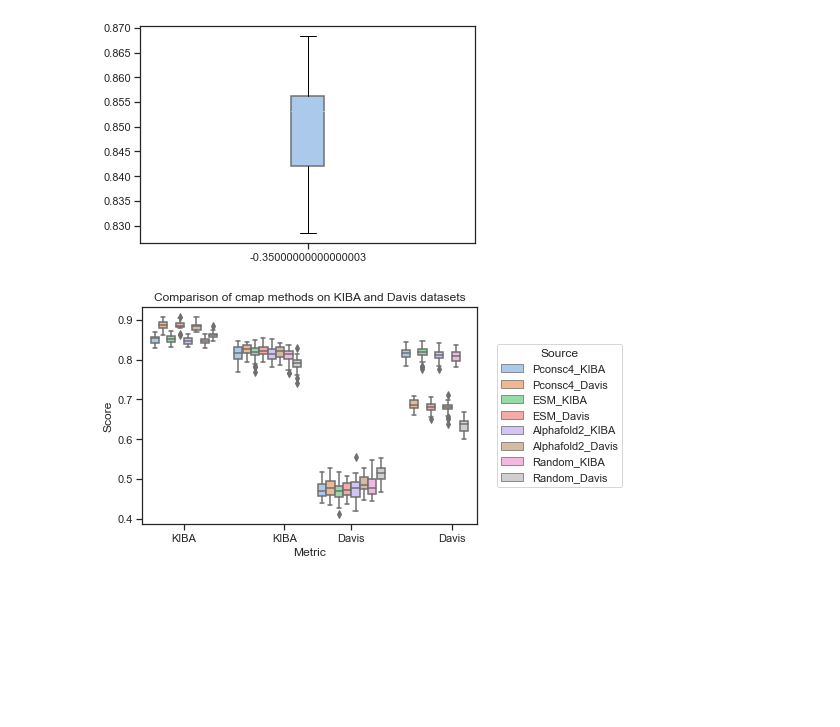
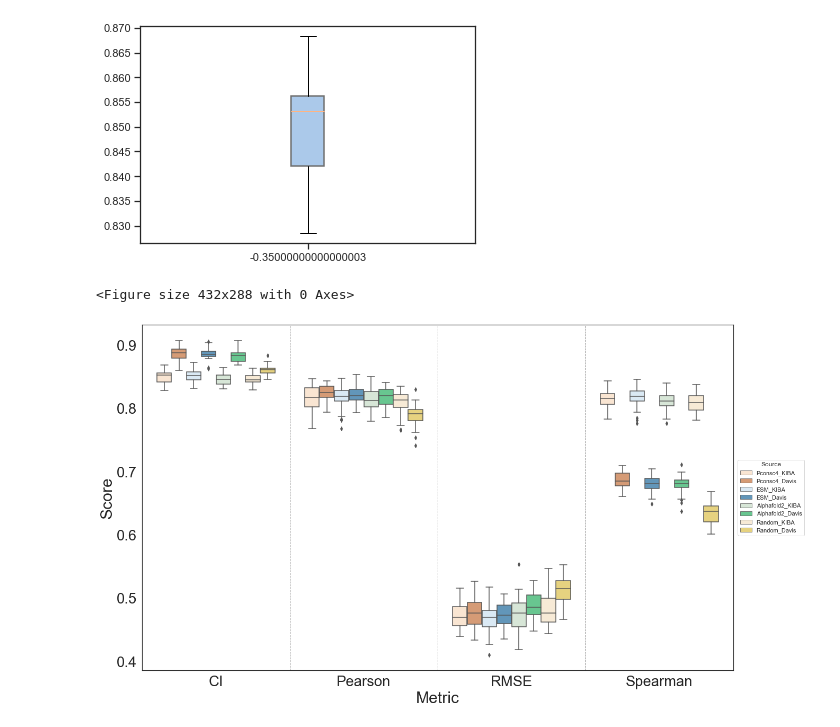
Before and after one commit to meyresearch/DL_protein_ligand_affinity, a Jupyter notebook: main/results_figures/Figure4.ipynb, the cells around one changed output. Cells and saved outputs as stored; diff of their text form; code cells hidden in the pictures; blank space fills up the shorter version.

Commit message:
Updated figures

```diff
--- a/main/results_figures/Figure4.ipynb
+++ b/main/results_figures/Figure4.ipynb
@@ -1878,3 +1827,5 @@ plt.show()
 # %% [output]
 AttributeError: 'PathPatch' object has no property 'notch'
 [figure]
+# %%
+sns.set(font_scale = 2.5,style="white")
@@ -1881,57 +1835,94 @@ AttributeError: 'PathPatch' object has no property 'notch'
 # %%
 import seaborn as sns
 import matplotlib.pyplot as plt
+fig = plt.figure()
 
+fig, ax = plt.subplots(nrows=1, ncols=1, figsize=(20, 12))
 # Define the dataset
 data = combined_df
 
 # Define the order of the metrics and methods
 metric_order = ["CI", "Pearson", "RMSE", "Spearman"]
 cmap_order = ['Pconsc4_KIBA','Pconsc4_Davis','ESM_KIBA','ESM_Davis','Alphafold2_KIBA','Alphafold2_Davis','Random_KIBA','Random_Davis']
-
+colors=['#FFE5CC','#E59866','#D6EAF8','#5499C7','#D5E8D4','#58D68D','#FDEBD0','#F7DC6F']
 # Set the style of the plot
 sns.set(style="ticks", palette="pastel")
-
+sns.set(font_scale = 2.5,style="white")
 # Create a boxplot
 g = sns.boxplot(
     data=data, x="variable", y="value", hue="Methods", order=metric_order,
     hue_order=cmap_order, dodge=True,
-    palette=sns.color_palette("pastel")
+    palette=colors
 )
+#sns.color_palette("pastel")
 
 # Set the legend
-g.legend(loc='center right', bbox_to_anchor=(1.45, 0.5), title="Source")
+g.legend(loc='center right', bbox_to_anchor=(1.125, 0.5), title="Source")
 
 # Set the axis labels
 g.set_xlabel("Metric")
 g.set_ylabel("Score")
+# Draw a dotted line after each metric
+for i in range(len(metric_order) - 1):
+    ax.axvline(x=i + 0.5, ymin=0, ymax=1, color='gray', linestyle='--', linewidth=1)
 
-# Set the title
-g.set_title("Comparison of cmap methods on KIBA and Davis datasets")
+# Add a shadow effect after every two boxes
+# box_colors = []
+# for i in range(len(metric_order)):
+#     if i % 2 == 0:
+#         box_colors.append(['white', 'lightgray'])
+#     else:
+#         box_colors.append(['lightgray', 'white'])
+# for i, artist in enumerate(g.artists):
+#     # Set the box colors
+#     artist.set_facecolor(box_colors[i % len(box_colors)][0])
+#     artist.set_edgecolor('black')
+#     artist.set_linewidth(1)
+#     # Set the shadow effect
+#     artist.set_path_effects([pe.patheffects.SimplePatchShadow(offset=(1, -1), alpha=0.2, shadow_color=box_colors[i % len(box_colors)][1])])
+
+
+
+# # Use shadow effect on every second boxplot
+# for i, artist in enumerate(ax.artists):
+#     if i % 2 == 1:
+#         artist.set_edgecolor('lightgray')
+#         artist.set_facecolor('white')
+#         artist.set_linewidth(0.5)
+#         shadow = mpl.patheffects.withSimplePatchShadow((1, -1), shadow_rgbFace='gray', alpha=0.5)
+#         artist.set_path_effects([shadow])
+
+# # Set the title
+# g.set_title("Comparison of cmap methods on KIBA and Davis datasets")
 
 # Define the spacing between boxes
 spacing = 0.2
 
 # Get the x-axis tick positions
 tick_positions = g.get_xticks()
 
-# Add space after every two boxes
-new_tick_positions = []
-for i in range(len(metric_order)):
-    if i % 2 == 0:
-        new_tick_positions.append(tick_positions[i])
-    else:
-        new_tick_positions.append(tick_positions[i] + spacing)
+# # Add space after every two boxes
+# new_tick_positions = []
+# for i in range(len(metric_order)):
+#     if i % 2 == 0:
+#         new_tick_positions.append(tick_positions[i])
+#     else:
+#         new_tick_positions.append(tick_positions[i] + spacing)
 
-# Set the new tick positions
-g.set_xticks(new_tick_positions)
+# # Set the new tick positions
+# g.set_xticks(new_tick_positions)
 
-# Add labels for every two boxes
-labels = ["KIBA", "KIBA", "Davis", "Davis"]
-label_positions = [tick_positions[i] + spacing / 2 for i in range(len(metric_order))]
-g.set_xticklabels(labels, rotation=0, ha="center")
+# # Add labels for every two boxes
+# labels = ["KIBA", "KIBA", "Davis", "Davis"]
+# label_positions = [tick_positions[i] + spacing / 2 for i in range(len(metric_order))]
+# g.set_xticklabels(labels, rotation=0, ha="center")
 
 # Show the plot
 plt.show()
+
+# fig.savefig(os.path.join('results_plots',  'Fig4_1' + '.png'), dpi=500, bbox_inches='tight')
+# fig.savefig(os.path.join('results_plots',  'Fig4_1' + '.pdf'), dpi=500, bbox_inches='tight')
+# fig.savefig(os.path.join('results_plots',  'Fig4_1' + '.svg'), dpi=500, bbox_inches='tight')
 # %% [output]
+<Figure size 432x288 with 0 Axes>
-[figure, old version]
+[figure, new version]
```
Also changed, not shown: parts of 7 cells of this notebook, 1 other file.
